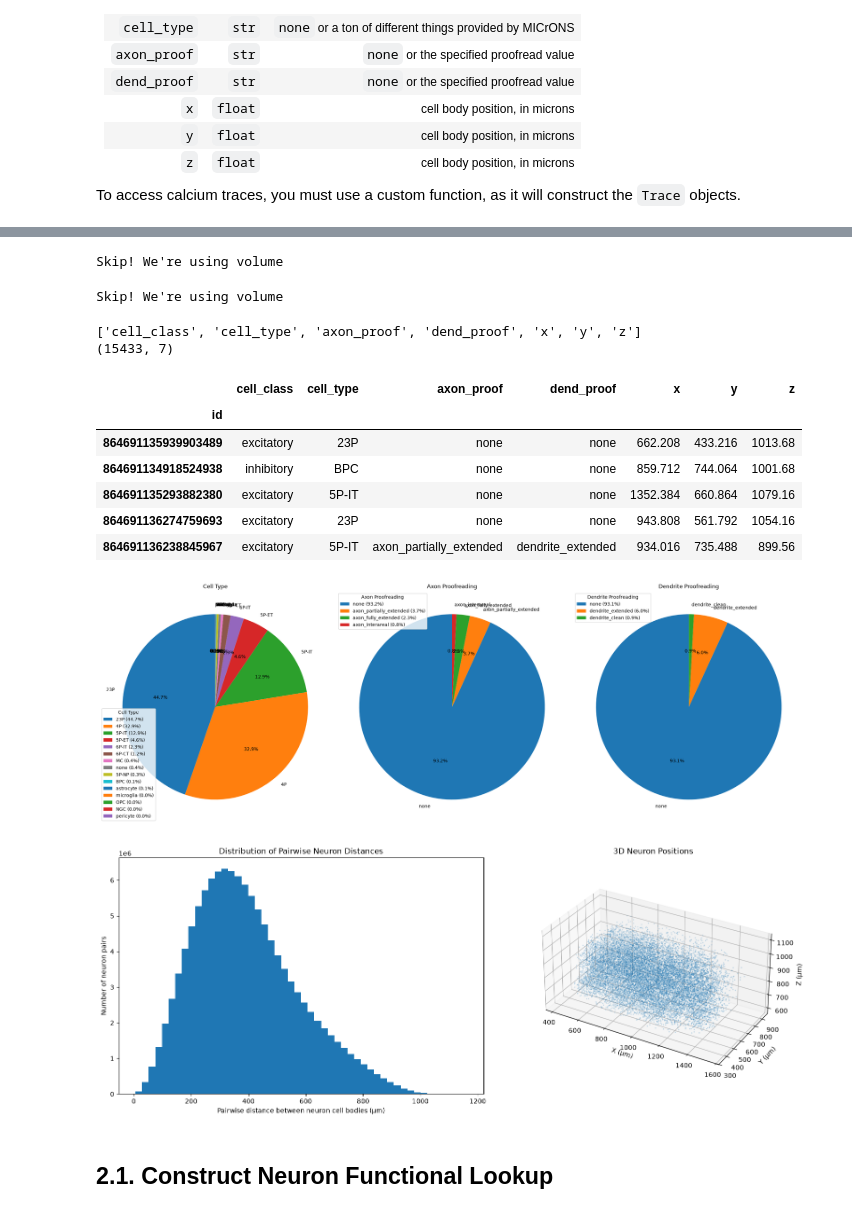
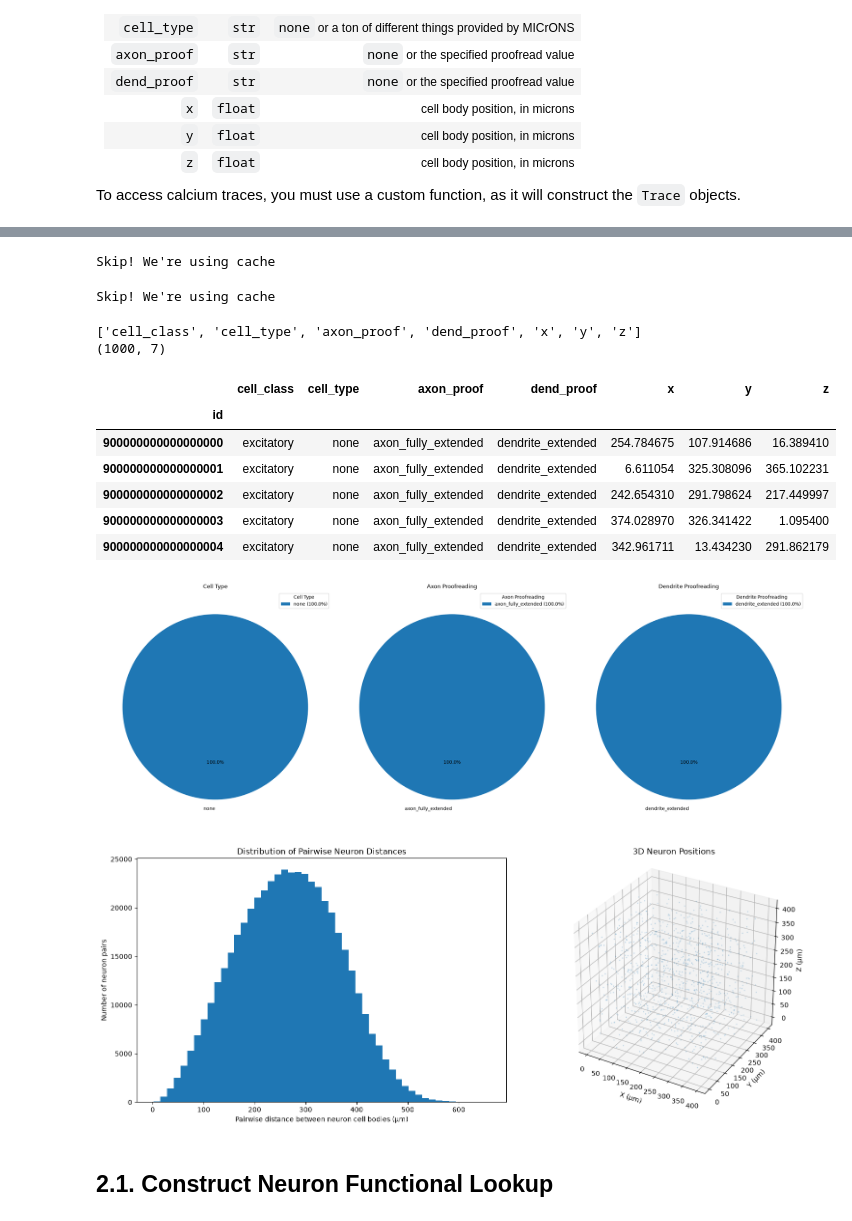
Before and after one commit to 12Jeef/NTAB_F26_Connectomics, a Jupyter notebook: jeffrey/official.ipynb, the cells around one changed output, grey strips where cells are left out. Cells and saved outputs as stored; diff of their text form; code cells hidden in the pictures.

```diff
--- a/jeffrey/official.ipynb
+++ b/jeffrey/official.ipynb
@@ -3,6 +3,9 @@
 
 The flags below dis/enable certain features in the notebook, depending on whether it is your first run or not. Please read the comments carefully!
 # %%
+# use synthetic data or not! moves ./cache/ to ./cache/synth/ effectively
+SYNTH = True
+
 # this regenerates neurons_df from fetched data. it is not expensive but can be disabled
 NEURONS_REGEN = False     # FIRST TIME USERS PLEASE SET TO TRUE
 # this regenerates synapses_df from cached/fetched data. it is VERY expensive and should be disabled once cached
@@ -11,9 +14,9 @@ SYNAPSES_REGEN = False    # FIRST TIME USERS PLEASE SET TO TRUE
 FUNCTIONAL_REGEN = False  # FIRST TIME USERS PLEASE SET TO TRUE
 
 # this performs the distance benchmark, which could take a while. disable if not using
-DISTANCE_BENCH = False
-DISTANCE_BENCH_AUROC = DISTANCE_BENCH and False
+DISTANCE_BENCH = True
+DISTANCE_BENCH_AUROC = DISTANCE_BENCH and True
 # this performs a distance-matching pos-neg pairing, which could take a while. disable if not using
 MATCHED_DISTANCE_DATA = False
 # this performs ncn model training, which could take a while. disable if not using
-NCN_MODEL_TRAIN = False
+NCN_MODEL_TRAIN = True
@@ -133,9 +136,9 @@ if NEURONS_REGEN:
 
 else:
 
-    print("Skip! We're using volume")
+    print("Skip! We're using cache")
 # %% [output]
-Skip! We're using volume
+Skip! We're using cache
 # %%
 if NEURONS_REGEN:
 
@@ -154,9 +157,9 @@ if NEURONS_REGEN:
 
 else:
 
-    print("Skip! We're using volume")
+    print("Skip! We're using cache")
 # %% [output]
-Skip! We're using volume
+Skip! We're using cache
 # %%
 import os
 from dataclasses import dataclass
@@ -209,40 +212,40 @@ if NEURONS_REGEN:
     print(position_df.isna().sum()) # this should all be zeroes!!
 
     neurons_df = pd.concat([cell_class_type_df, axon_dend_proof_df, position_df], axis=1)
 
 else:
 
-    neurons_df = pd.read_parquet("cache/neurons/neurons.parquet")
+    neurons_df = pd.read_parquet("cache/synth/neurons.parquet" if SYNTH else "cache/neurons/neurons.parquet")
 
 traces_by_neuron = raw_coreg_df.groupby(level="id")
 def get_traces(neuron_id):
     group = traces_by_neuron.get_group(neuron_id)
     return [
         Trace(
             session=row.session,
             scan_idx=row.scan_idx,
             unit_id=row.unit_id,
         )
         for row in group.itertuples()
     ]
 
 print(neurons_df.columns.to_list())
 print(neurons_df.shape)
 display(neurons_df.head())
 
 if NEURONS_REGEN:
     os.makedirs("cache/neurons", exist_ok=True)
     neurons_df.to_parquet("cache/neurons/neurons.parquet")
 # %% [output]
 ['cell_class', 'cell_type', 'axon_proof', 'dend_proof', 'x', 'y', 'z']
-(15433, 7)
+(1000, 7)
 |  | cell_class | cell_type | axon_proof | dend_proof | x | y | z |
 | id |  |  |  |  |  |  |  |
-| 864691135939903489 | excitatory | 23P | none | none | 662.208 | 433.216 | 1013.68 |
-| 864691134918524938 | inhibitory | BPC | none | none | 859.712 | 744.064 | 1001.68 |
-| 864691135293882380 | excitatory | 5P-IT | none | none | 1352.384 | 660.864 | 1079.16 |
-| 864691136274759693 | excitatory | 23P | none | none | 943.808 | 561.792 | 1054.16 |
-| 864691136238845967 | excitatory | 5P-IT | axon_partially_extended | dendrite_extended | 934.016 | 735.488 | 899.56 |
+| 900000000000000000 | excitatory | none | axon_fully_extended | dendrite_extended | 254.784675 | 107.914686 | 16.389410 |
+| 900000000000000001 | excitatory | none | axon_fully_extended | dendrite_extended | 6.611054 | 325.308096 | 365.102231 |
+| 900000000000000002 | excitatory | none | axon_fully_extended | dendrite_extended | 242.654310 | 291.798624 | 217.449997 |
+| 900000000000000003 | excitatory | none | axon_fully_extended | dendrite_extended | 374.028970 | 326.341422 | 1.095400 |
+| 900000000000000004 | excitatory | none | axon_fully_extended | dendrite_extended | 342.961711 | 13.434230 | 291.862179 |
 # %%
 import matplotlib.pyplot as plt
 
@@ -297,7 +300,7 @@ axes[2].legend(
 plt.tight_layout()
 plt.show()
 # %% [output]
-[figure, old version]
+[figure, new version]
 # %%
 import matplotlib.pyplot as plt
 from scipy.spatial.distance import pdist
@@ -341,7 +344,7 @@ ax2.set_box_aspect([
 plt.tight_layout()
 plt.show()
 # %% [output]
-[figure, old version]
+[figure, new version]
 # %% [markdown]
 ## 2.1. Construct Neuron Functional Lookup
 # %%
```
Also changed, not shown: parts of 15 cells of this notebook, 1 other file.
